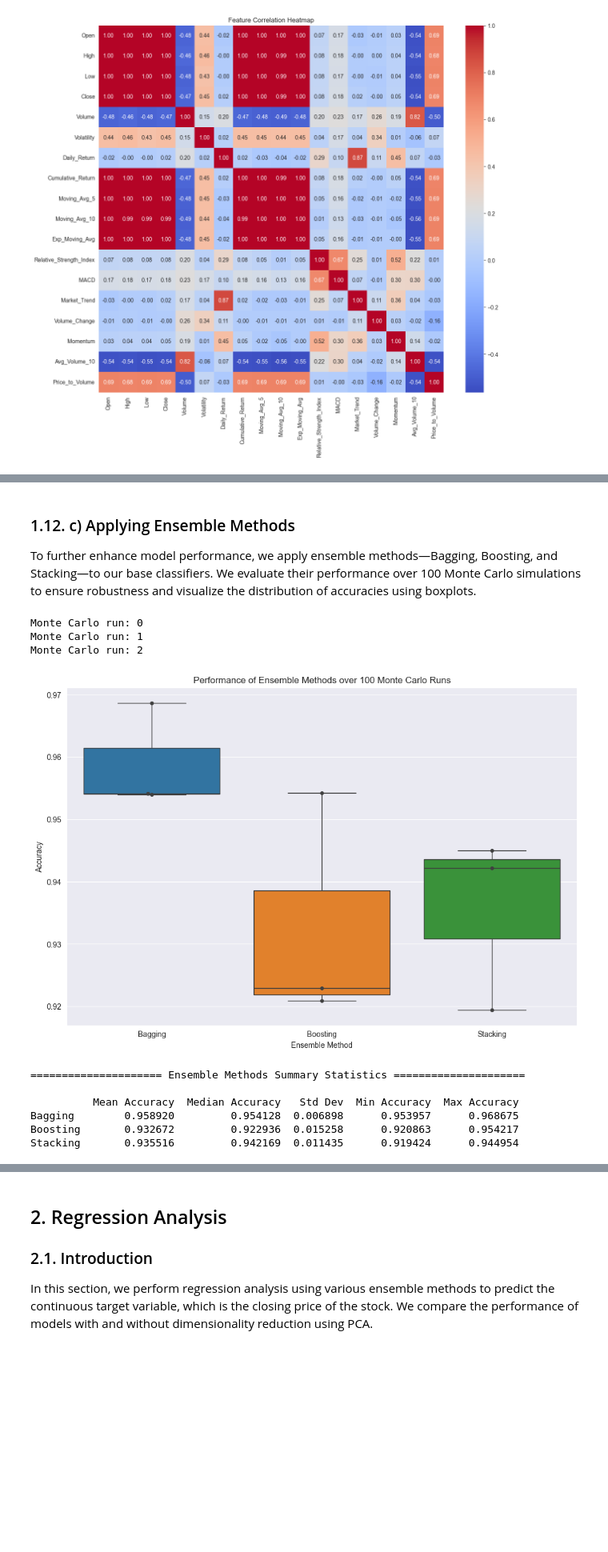
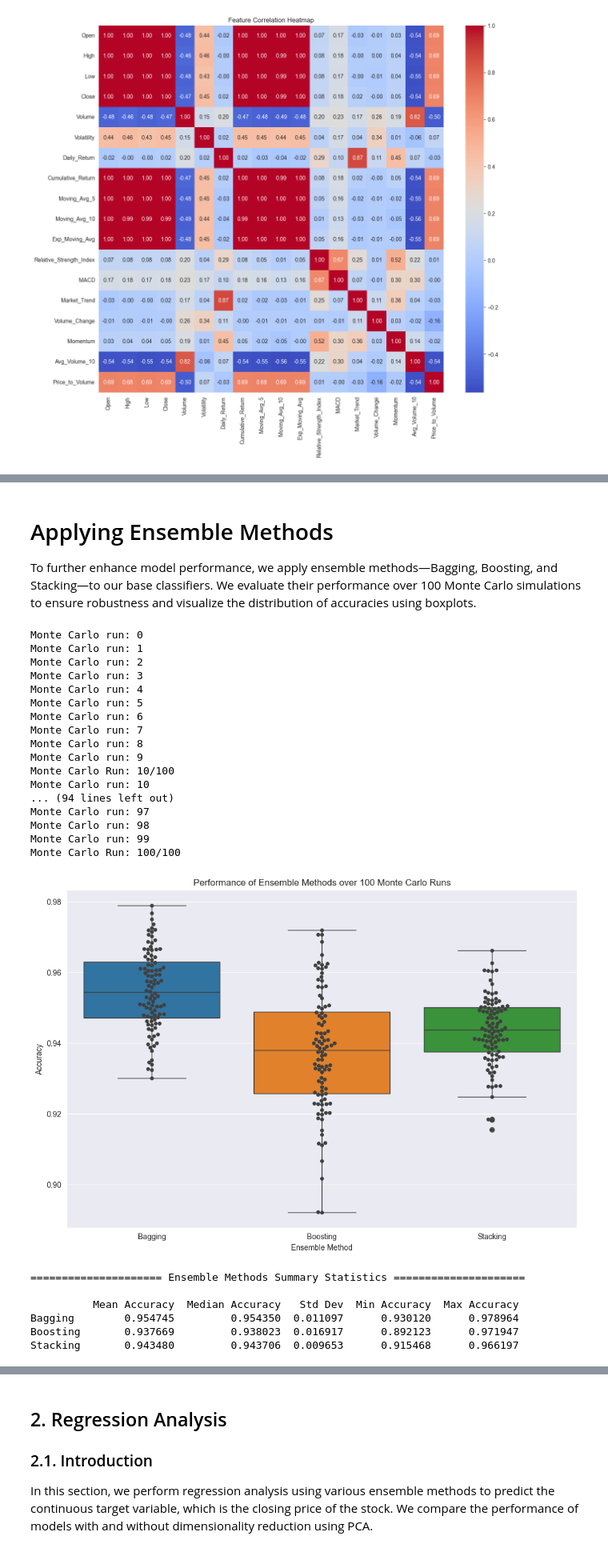
Before and after one commit to pathax1/ML_02_20050492, a Jupyter notebook: Stock_Market_CA2/CA2_ML1_20050492.ipynb, the cells around one changed output, grey strips where cells are left out. Shown at 80% size. Cells and saved outputs as stored; diff of their text form; code cells hidden in the pictures; blank space fills up the shorter version.

```diff
--- a/Stock_Market_CA2/CA2_ML1_20050492.ipynb
+++ b/Stock_Market_CA2/CA2_ML1_20050492.ipynb
@@ -182,9 +183,9 @@ Before diving into model training, it's essential to understand the underlying m
 # Functional Forms of Classification Models
 
 functional_forms = {
-    "Support Vector Machine": "f(x) = sign(w·x + b), where w is the weight vector and b is the bias.",
+    '''Support Vector Machine": "f(x) = sign(w·x + b), where w is the weight vector and b is the bias.",
     "Logistic Regression": "P(y=1|x) = 1 / (1 + exp(-(w·x + b)))",
-    "K-Nearest Neighbors": "f(x) = mode(y_i) for the k nearest neighbors of x in the training set."
+    "K-Nearest Neighbors": "f(x) = mode(y_i) for the k nearest neighbors of x in the training set.'''
 }
 
 print("\nFunctional Forms of Predictive Models:")
@@ -660,12 +705,12 @@ Confusion Matrix:
 ... (20 outputs left out)
 # %% [markdown]
-### 1.12. c) Applying Ensemble Methods
+# Applying Ensemble Methods
 
 To further enhance model performance, we apply ensemble methods—Bagging, Boosting, and Stacking—to our base classifiers. We evaluate their performance over 100 Monte Carlo simulations to ensure robustness and visualize the distribution of accuracies using boxplots.
 # %%
 # Function to Evaluate Ensemble Methods
 
-def evaluate_ensemble_methods(monte_carlo_runs=3):
+def evaluate_ensemble_methods(monte_carlo_runs=100):
     # Define ensemble methods
     ensemble_methods = {
         "Bagging": BaggingClassifier(estimator=SVC(probability=True)),
@@ -784,17 +829,31 @@ def evaluate_ensemble_methods(monte_carlo_runs=3):
 # %%
 # Applying and Evaluating Ensemble Methods
 
 # For demonstration, set monte_carlo_runs=100 as per assignment requirement
-ensemble_results = evaluate_ensemble_methods(monte_carlo_runs=3)
+ensemble_results = evaluate_ensemble_methods(monte_carlo_runs=100)
 # %% [output]
 Monte Carlo run: 0
 Monte Carlo run: 1
 Monte Carlo run: 2
+Monte Carlo run: 3
+Monte Carlo run: 4
+Monte Carlo run: 5
+Monte Carlo run: 6
+Monte Carlo run: 7
+Monte Carlo run: 8
+Monte Carlo run: 9
+Monte Carlo Run: 10/100
+Monte Carlo run: 10
+... (94 lines left out)
+Monte Carlo run: 97
+Monte Carlo run: 98
+Monte Carlo run: 99
+Monte Carlo Run: 100/100
-[figure, old version]
+[figure, new version]
 ===================== Ensemble Methods Summary Statistics =====================
 
           Mean Accuracy  Median Accuracy   Std Dev  Min Accuracy  Max Accuracy
-Bagging        0.958920         0.954128  0.006898      0.953957      0.968675
-Boosting       0.932672         0.922936  0.015258      0.920863      0.954217
-Stacking       0.935516         0.942169  0.011435      0.919424      0.944954
+Bagging        0.954745         0.954350  0.011097      0.930120      0.978964
+Boosting       0.937669         0.938023  0.016917      0.892123      0.971947
+Stacking       0.943480         0.943706  0.009653      0.915468      0.966197
 # %% [markdown]
```
Also changed, not shown: parts of 19 cells of this notebook.
